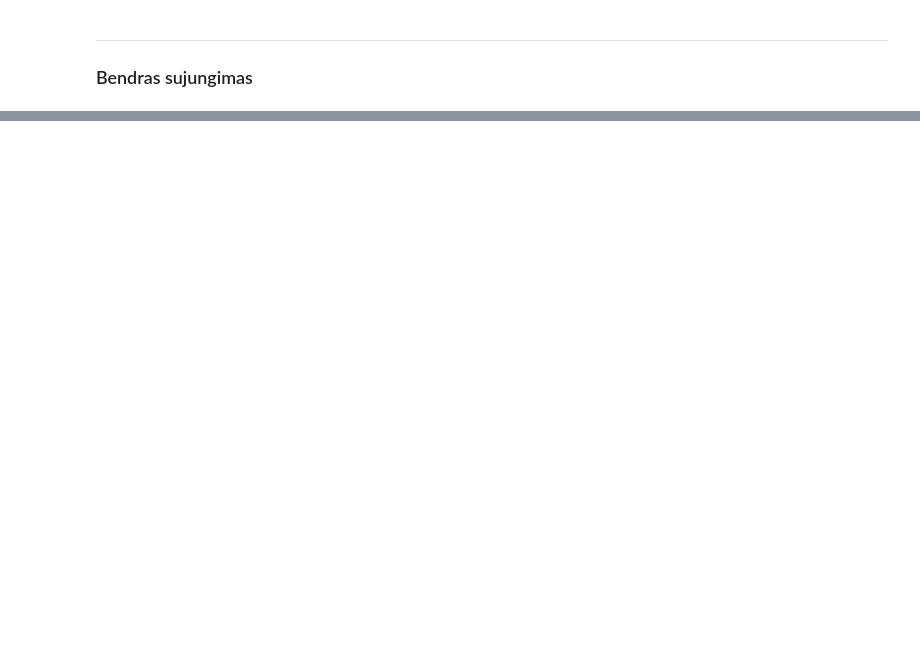
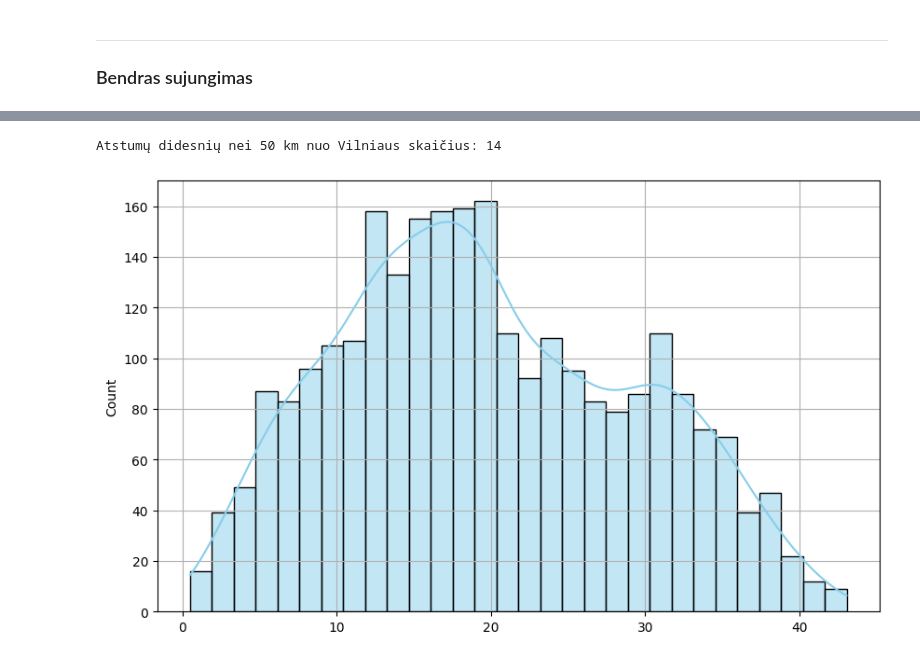
Before and after one commit to rugcer04/Duomenu_mokslo_projektas, a Jupyter notebook: code/python/ACSAF/data_prep.ipynb, the cells around one changed output, grey strips where cells are left out. Saved outputs shown, nothing was run; the diff lists cells and outputs as text; code cells hidden in the pictures; blank space fills up the shorter version.

```diff
--- a/code/python/ACSAF/data_prep.ipynb
+++ b/code/python/ACSAF/data_prep.ipynb
@@ -75,0 +121,2 @@ final_df.replace(-1, np.nan)
+# %%
+final_df = final_df.reset_index()
@@ -75,0 +131,29 @@ final_df.replace(-1, np.nan)
+# %%
+Vilnius = (54.6872, 25.2797)
+
+def haversine_vectorized(lat1, lon1, lat2, lon2):
+    R = 6371.0
+    phi1, phi2 = np.radians(lat1), np.radians(lat2)
+    dphi = np.radians(lat2 - lat1)
+    dlambda = np.radians(lon2 - lon1)
+
+    a = np.sin(dphi/2)**2 + np.cos(phi1)*np.cos(phi2)*np.sin(dlambda/2)**2
+    c = 2 * np.arctan2(np.sqrt(a), np.sqrt(1-a))
+    return R * c
+
+final_df["km_to_Vilnius"] = haversine_vectorized(
+    final_df['lat'], final_df['lon'],
+    Vilnius[0], Vilnius[1]
+)
+# %%
+min_dist_df = final_df.groupby('date')['km_to_Vilnius'].min()
+print(f"Atstumų didesnių nei 50 km nuo Vilniaus skaičius: {int(min_dist_df[min_dist_df > 50].count())}")
+# %% [output]
+Atstumų didesnių nei 50 km nuo Vilniaus skaičius: 14
+# %%
+plt.figure(figsize=(10, 6))
+sns.histplot(min_dist_df.values[min_dist_df.values < 50], kde=True, color='skyblue', bins=30)
+plt.grid()
+plt.show()
+# %% [output]
+[figure, added]
```
Also changed, not shown: parts of 13 cells of this notebook, 2 other files.
